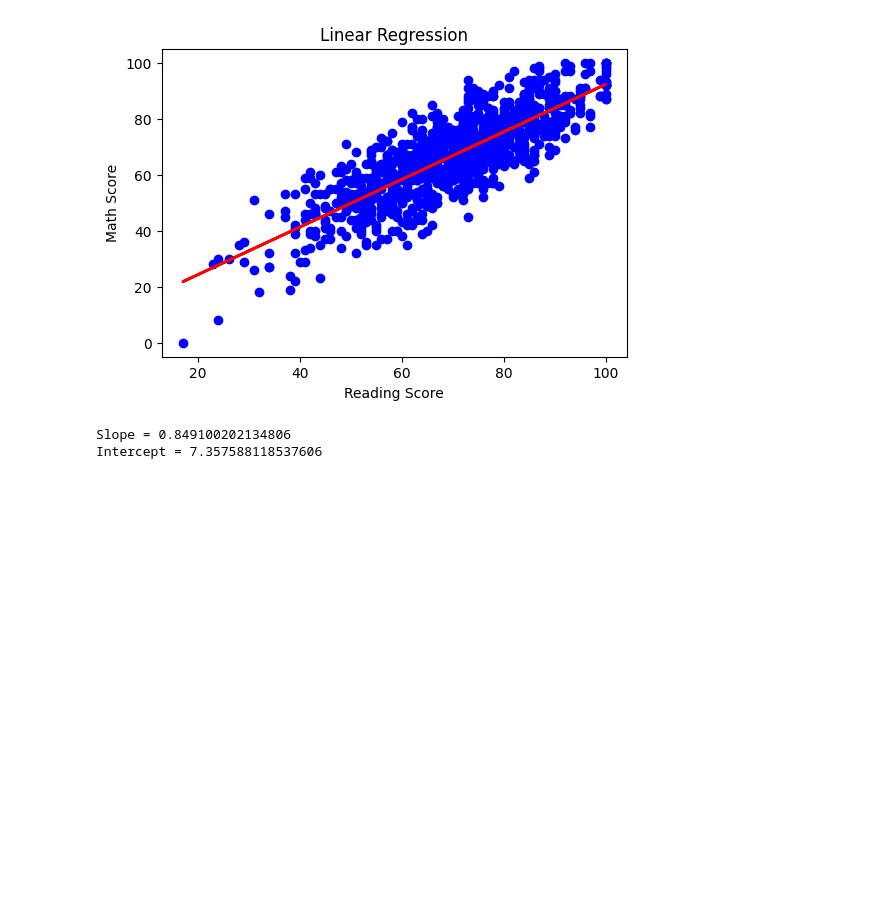
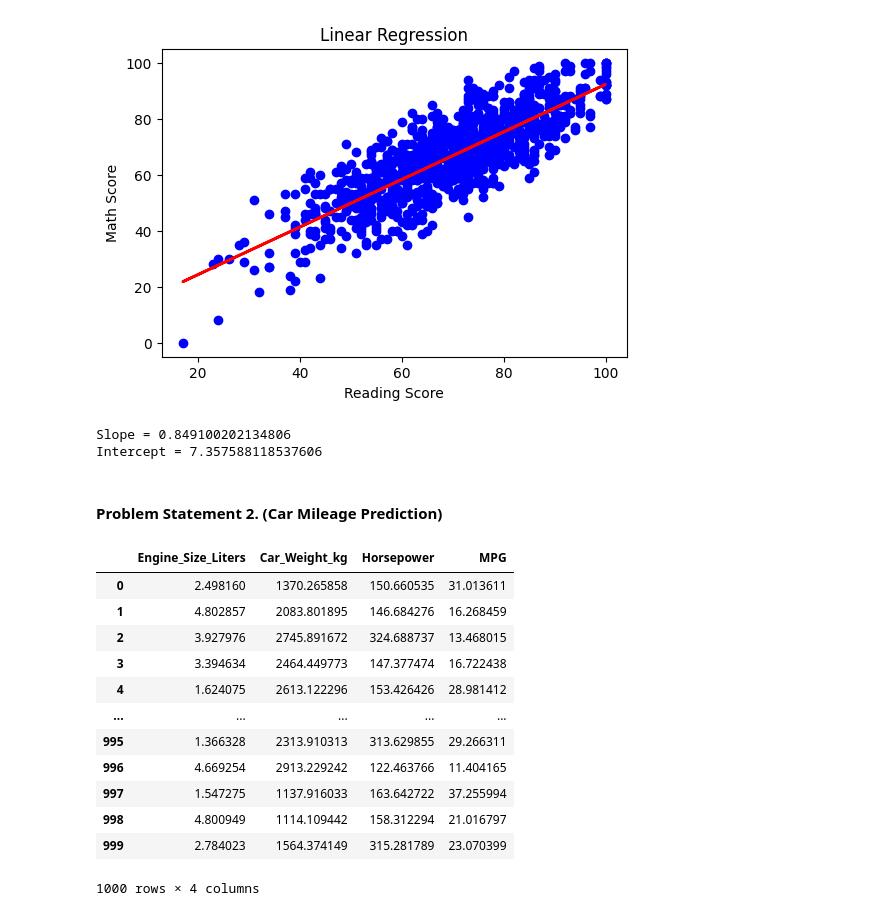
Before and after one commit to lakshdeepxsingh/GenAI-IBM, a Jupyter notebook: Assignments/Assignment No. 4/Assignment_4.ipynb, the cells around one changed output. Saved outputs shown, nothing was run; the diff lists cells and outputs as text; code cells hidden in the pictures; blank space fills up the shorter version.

```diff
--- a/Assignments/Assignment No. 4/Assignment_4.ipynb
+++ b/Assignments/Assignment No. 4/Assignment_4.ipynb
@@ -119,3 +119,5 @@ print("Intercept =", model.intercept_)
 # %% [output]
 Slope = 0.849100202134806
 Intercept = 7.357588118537606
+# %% [markdown]
+#### Problem Statement 2. (Car Mileage Prediction)
@@ -121,0 +130,17 @@ Intercept = 7.357588118537606
+# %%
+data = pd.read_csv("Car_Mileage_Data.csv")
+data
+# %% [output]
+|  | Engine_Size_Liters | Car_Weight_kg | Horsepower | MPG |
+| 0 | 2.498160 | 1370.265858 | 150.660535 | 31.013611 |
+| 1 | 4.802857 | 2083.801895 | 146.684276 | 16.268459 |
+| 2 | 3.927976 | 2745.891672 | 324.688737 | 13.468015 |
+| 3 | 3.394634 | 2464.449773 | 147.377474 | 16.722438 |
+| 4 | 1.624075 | 2613.122296 | 153.426426 | 28.981412 |
+| ... | ... | ... | ... | ... |
+| 995 | 1.366328 | 2313.910313 | 313.629855 | 29.266311 |
+| 996 | 4.669254 | 2913.229242 | 122.463766 | 11.404165 |
+| 997 | 1.547275 | 1137.916033 | 163.642722 | 37.255994 |
+| 998 | 4.800949 | 1114.109442 | 158.312294 | 21.016797 |
+| 999 | 2.784023 | 1564.374149 | 315.281789 | 23.070399 |
+1000 rows × 4 columns
```
Also changed, not shown: parts of 7 cells of this notebook, 1 other file.
